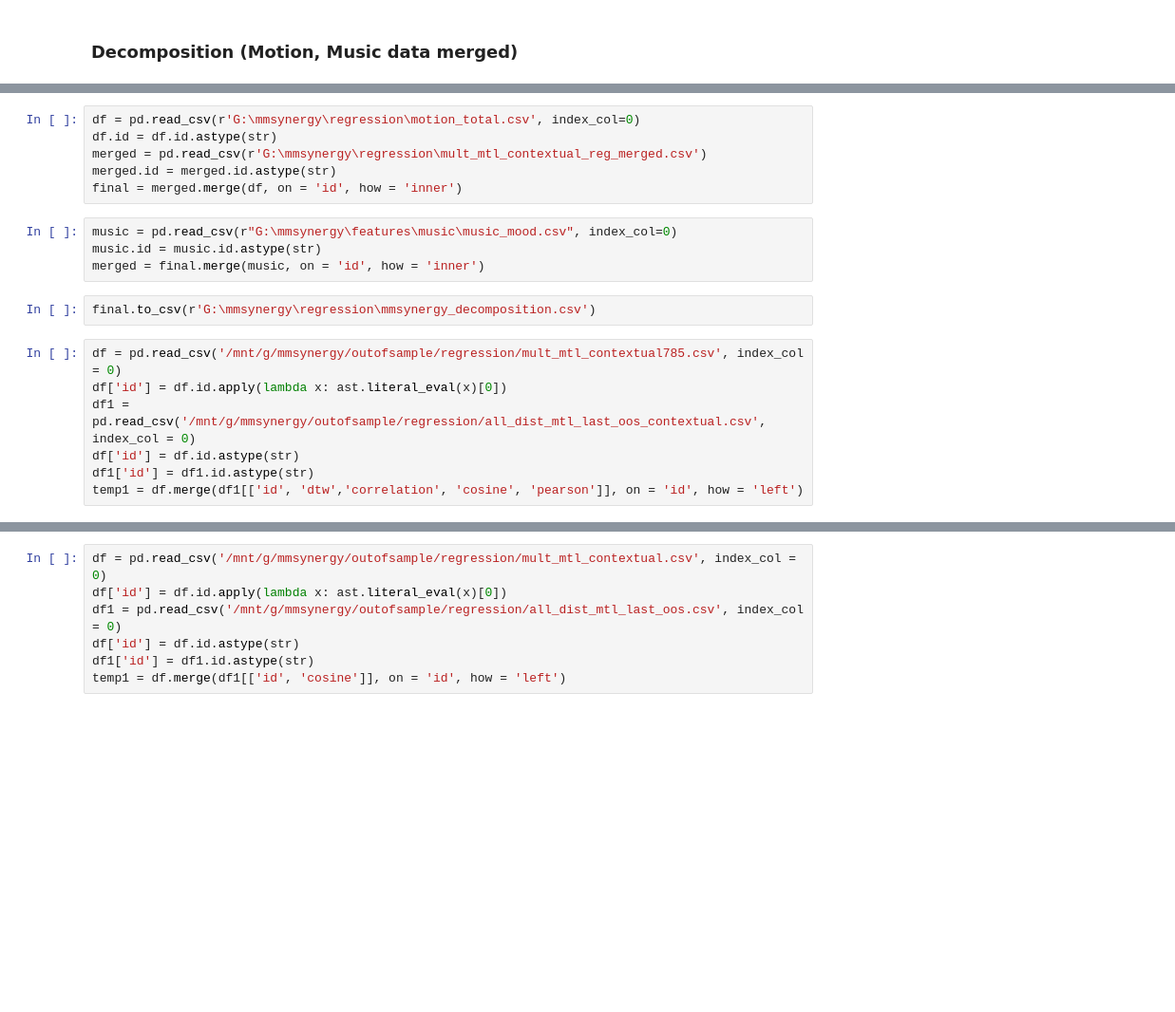
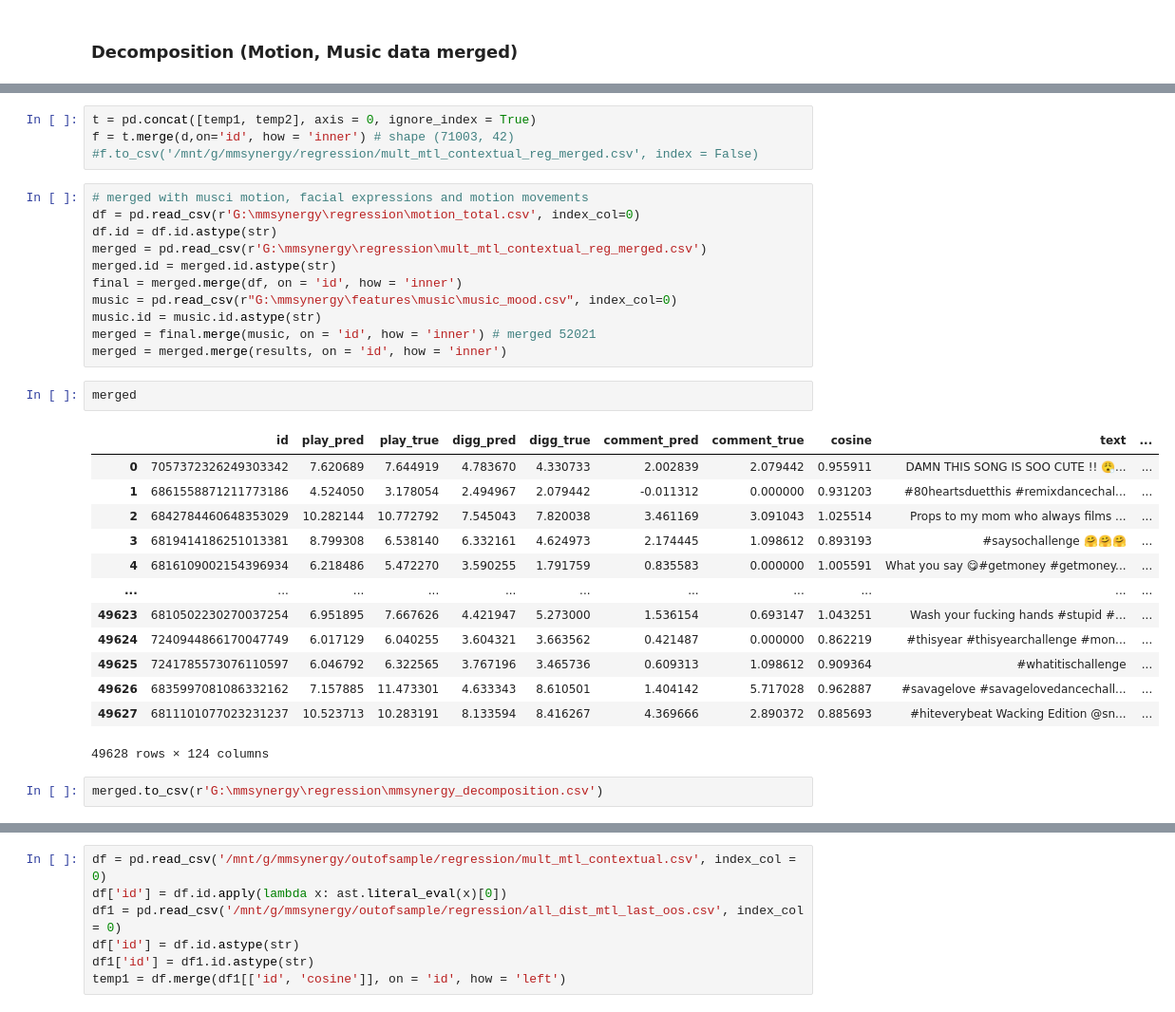
Before and after one commit to eyoy/mmsynergy, a Jupyter notebook: reg/analysis.ipynb, the cells around one changed output, grey strips where cells are left out. Shown at 95% size. Drawn from its saved outputs; the diff is of its cells as text; blank space fills up the shorter version.

```diff
--- a/reg/analysis.ipynb
+++ b/reg/analysis.ipynb
@@ -8,19 +35,33 @@ import json
+# %%
+t = pd.concat([temp1, temp2], axis = 0, ignore_index = True)
+f = t.merge(d,on='id', how = 'inner') # shape (71003, 42)
+#f.to_csv('/mnt/g/mmsynergy/regression/mult_mtl_contextual_reg_merged.csv', index = False)
 # %%
+# merged with musci motion, facial expressions and motion movements
 df = pd.read_csv(r'G:\mmsynergy\regression\motion_total.csv', index_col=0)
 df.id = df.id.astype(str)
 merged = pd.read_csv(r'G:\mmsynergy\regression\mult_mtl_contextual_reg_merged.csv')
 merged.id = merged.id.astype(str)
 final = merged.merge(df, on = 'id', how = 'inner')
+music = pd.read_csv(r"G:\mmsynergy\features\music\music_mood.csv", index_col=0)
+music.id = music.id.astype(str)
+merged = final.merge(music, on = 'id', how = 'inner') # merged 52021
+merged = merged.merge(results, on = 'id', how = 'inner')
-# %%
-music = pd.read_csv(r"G:\mmsynergy\features\music\music_mood.csv", index_col=0)
-music.id = music.id.astype(str)
-merged = final.merge(music, on = 'id', how = 'inner')
+# %%
+merged
+# %% [output]
+|  | id | play_pred | play_true | digg_pred | digg_true | comment_pred | comment_true | cosine | text | ... |
+| 0 | 7057372326249303342 | 7.620689 | 7.644919 | 4.783670 | 4.330733 | 2.002839 | 2.079442 | 0.955911 | DAMN THIS SONG IS SOO CUTE !! 😮‍💨... | ... |
+| 1 | 6861558871211773186 | 4.524050 | 3.178054 | 2.494967 | 2.079442 | -0.011312 | 0.000000 | 0.931203 | #80heartsduetthis #remixdancechal... | ... |
+| 2 | 6842784460648353029 | 10.282144 | 10.772792 | 7.545043 | 7.820038 | 3.461169 | 3.091043 | 1.025514 | Props to my mom who always films ... | ... |
+| 3 | 6819414186251013381 | 8.799308 | 6.538140 | 6.332161 | 4.624973 | 2.174445 | 1.098612 | 0.893193 | #saysochallenge 🤗🤗🤗 | ... |
+| 4 | 6816109002154396934 | 6.218486 | 5.472270 | 3.590255 | 1.791759 | 0.835583 | 0.000000 | 1.005591 | What you say 😋#getmoney #getmoney... | ... |
+| ... | ... | ... | ... | ... | ... | ... | ... | ... | ... | ... |
+| 49623 | 6810502230270037254 | 6.951895 | 7.667626 | 4.421947 | 5.273000 | 1.536154 | 0.693147 | 1.043251 | Wash your fucking hands #stupid #... | ... |
+| 49624 | 7240944866170047749 | 6.017129 | 6.040255 | 3.604321 | 3.663562 | 0.421487 | 0.000000 | 0.862219 | #thisyear #thisyearchallenge #mon... | ... |
+| 49625 | 7241785573076110597 | 6.046792 | 6.322565 | 3.767196 | 3.465736 | 0.609313 | 1.098612 | 0.909364 | #whatitischallenge | ... |
+| 49626 | 6835997081086332162 | 7.157885 | 11.473301 | 4.633343 | 8.610501 | 1.404142 | 5.717028 | 0.962887 | #savagelove #savagelovedancechall... | ... |
+| 49627 | 6811101077023231237 | 10.523713 | 10.283191 | 8.133594 | 8.416267 | 4.369666 | 2.890372 | 0.885693 | #hiteverybeat Wacking Edition @sn... | ... |
+49628 rows × 124 columns
 # %%
-final.to_csv(r'G:\mmsynergy\regression\mmsynergy_decomposition.csv')
+merged.to_csv(r'G:\mmsynergy\regression\mmsynergy_decomposition.csv')
-# %%
-df = pd.read_csv('/mnt/g/mmsynergy/outofsample/regression/mult_mtl_contextual785.csv', index_col = 0)
-df['id'] = df.id.apply(lambda x: ast.literal_eval(x)[0])
-df1 = pd.read_csv('/mnt/g/mmsynergy/outofsample/regression/all_dist_mtl_last_oos_contextual.csv', index_col = 0)
-df['id'] = df.id.astype(str)
-df1['id'] = df1.id.astype(str)
-temp1 = df.merge(df1[['id', 'dtw','correlation', 'cosine', 'pearson']], on = 'id', how = 'left')
```
Also changed, not shown: parts of 15 cells of this notebook, 3 other files.
